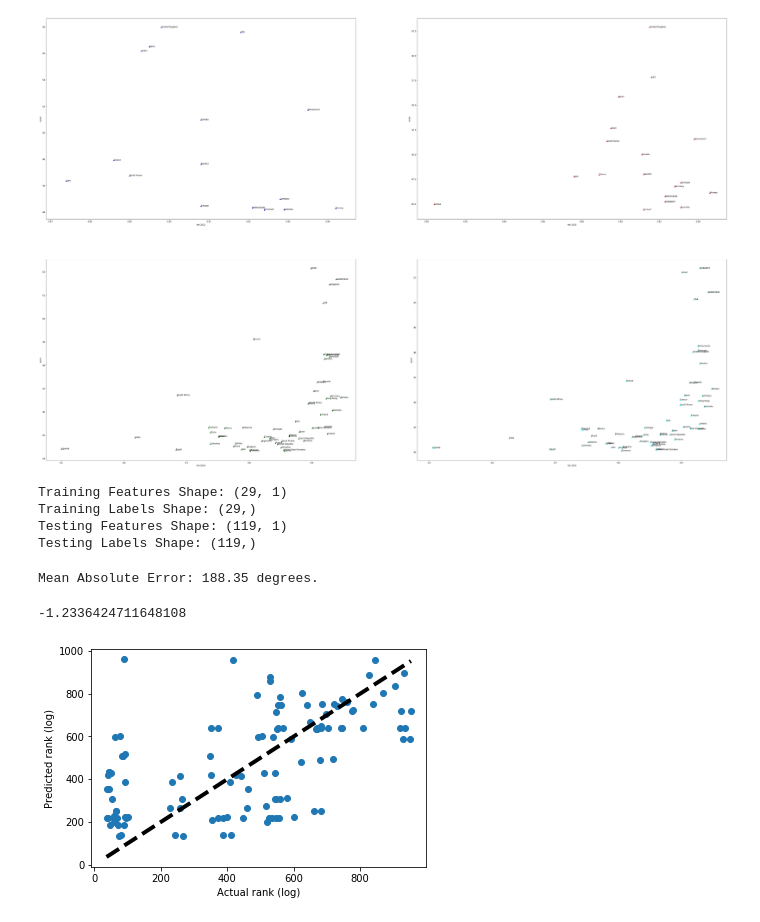
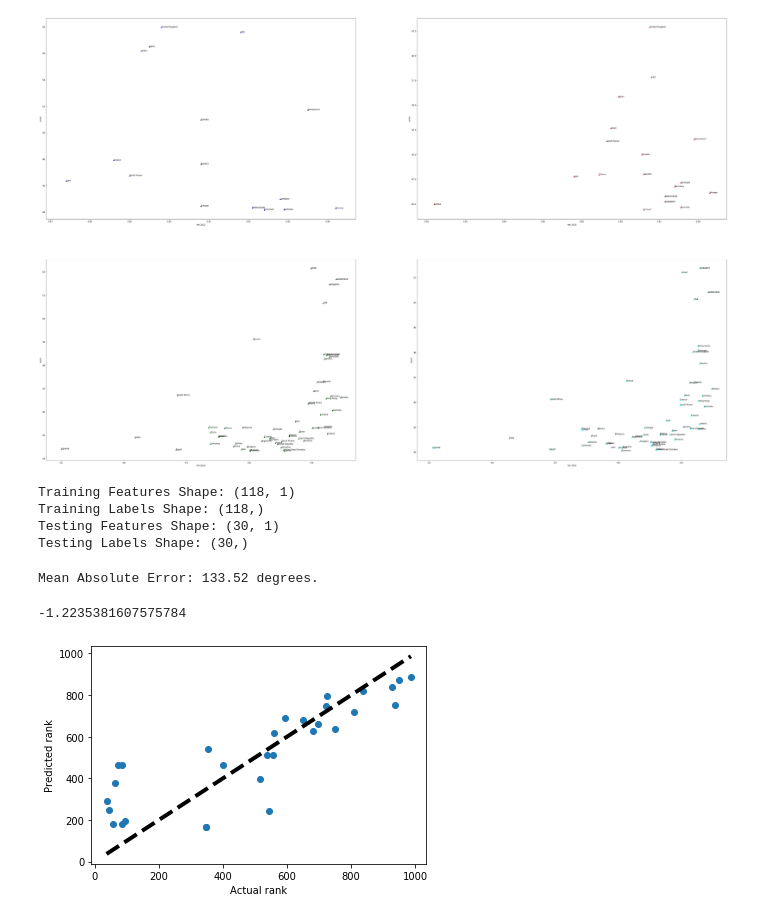
Before and after one commit to AjayvirS/uni-ranking, a Jupyter notebook: ex3_ajay.ipynb, the cells around one changed output. Drawn from its saved outputs; the diff is of its cells as text; code cells hidden in the pictures.

```diff
--- a/ex3_ajay.ipynb
+++ b/ex3_ajay.ipynb
@@ -287,5 +288,5 @@ plt.show()
 # %%
-hdi_score = cwur_hdi_mean[[ 'hdi', 'world_rank']]
+hdi_score = cwur_hdi_mean[[ 'world_rank', 'hdi_rank']]
 
 
 #encode categorical variable for model training
@@ -304,7 +305,7 @@ x = np.array(x)
 # Save feature names for visualization later
 feature_list = list(hdi_score.columns)
 
-train_x, test_x, train_y, test_y = train_test_split(x, y, test_size = 0.8, random_state = 101)
+train_x, test_x, train_y, test_y = train_test_split(x, y, test_size = 0.2)
 
 print('Training Features Shape:', train_x.shape)
 print('Training Labels Shape:', train_y.shape)
@@ -312,10 +313,10 @@ print('Testing Features Shape:', test_x.shape)
 print('Testing Labels Shape:', test_y.shape)
 #hdi_score
 # %% [output]
-Training Features Shape: (29, 1)
-Training Labels Shape: (29,)
-Testing Features Shape: (119, 1)
-Testing Labels Shape: (119,)
+Training Features Shape: (118, 1)
+Training Labels Shape: (118,)
+Testing Features Shape: (30, 1)
+Testing Labels Shape: (30,)
 # %%
 #train model
 
@@ -336,16 +337,17 @@ error = abs(pred - test_y)
 
 #calculate mean error to see how much our average estimate is off by
 print('Mean Absolute Error:', round(np.mean(error), 2), 'degrees.')
-rf.score(pred.reshape(-1,1),test_y.reshape(-1,1))
+
+rf.score(test_y.reshape(-1,1), pred.reshape(-1,1))
 # %% [output]
-Mean Absolute Error: 188.35 degrees.
+Mean Absolute Error: 133.52 degrees.
--1.2336424711648108
+-1.2235381607575784
 # %%
 fig, ax = plt.subplots()
 ax.scatter(test_y, pred)
 ax.plot([test_y.min(), test_y.max()], [test_y.min(), test_y.max()], 'k--', lw=4)
-ax.set_xlabel('Actual rank (log)')
-ax.set_ylabel('Predicted rank (log)')
+ax.set_xlabel('Actual rank')
+ax.set_ylabel('Predicted rank')
 plt.show()
 # %% [output]
-[figure, old version]
+[figure, new version]
```
Also changed, not shown: parts of 8 cells of this notebook, 7 other files.
